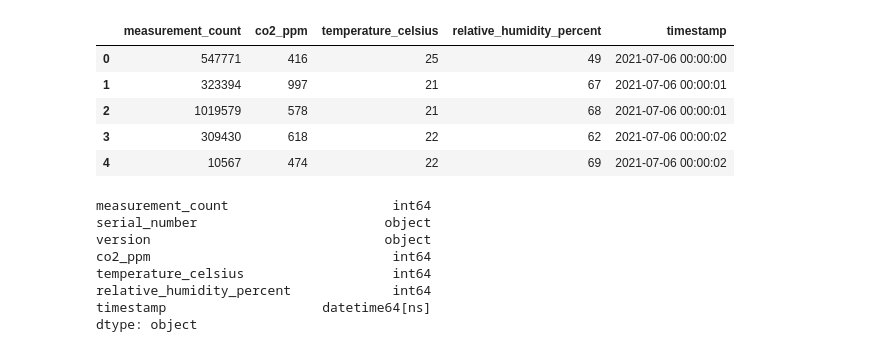
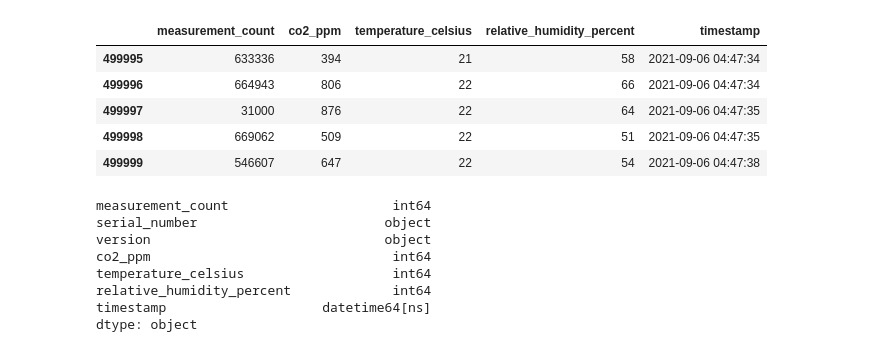
Before and after one commit to alexloosen/Anwesenheitsanalyse, a Jupyter notebook: Untitled.ipynb, the cells around one changed output. Saved outputs shown, nothing was run; the diff lists cells and outputs as text; code cells hidden in the pictures.

```diff
--- a/Untitled.ipynb
+++ b/Untitled.ipynb
@@ -32,14 +33,14 @@ selectedData = df[['measurement_count', 'co2_ppm','temperature_celsius', 'relati
 cols = ['measurement_count', 'co2_ppm','temperature_celsius', 'relative_humidity_percent', 'timestamp']
 dataSet = selectedData[cols]
 # %%
-dataSet.head()
+dataSet.tail()
 # %% [output]
 |  | measurement_count | co2_ppm | temperature_celsius | relative_humidity_percent | timestamp |
-| 0 | 547771 | 416 | 25 | 49 | 2021-07-06 00:00:00 |
-| 1 | 323394 | 997 | 21 | 67 | 2021-07-06 00:00:01 |
-| 2 | 1019579 | 578 | 21 | 68 | 2021-07-06 00:00:01 |
-| 3 | 309430 | 618 | 22 | 62 | 2021-07-06 00:00:02 |
-| 4 | 10567 | 474 | 22 | 69 | 2021-07-06 00:00:02 |
+| 499995 | 633336 | 394 | 21 | 58 | 2021-09-06 04:47:34 |
+| 499996 | 664943 | 806 | 22 | 66 | 2021-09-06 04:47:34 |
+| 499997 | 31000 | 876 | 22 | 64 | 2021-09-06 04:47:35 |
+| 499998 | 669062 | 509 | 22 | 51 | 2021-09-06 04:47:35 |
+| 499999 | 546607 | 647 | 22 | 54 | 2021-09-06 04:47:38 |
 # %%
 df.dtypes
 # %% [output]
```
Also changed, not shown: parts of 14 cells of this notebook.
